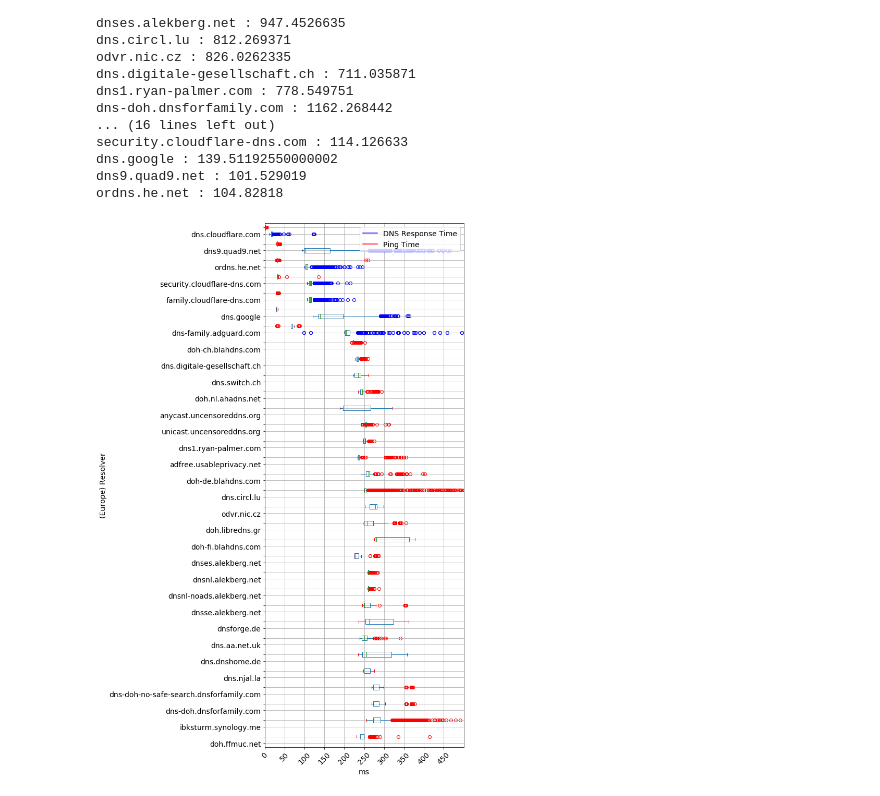
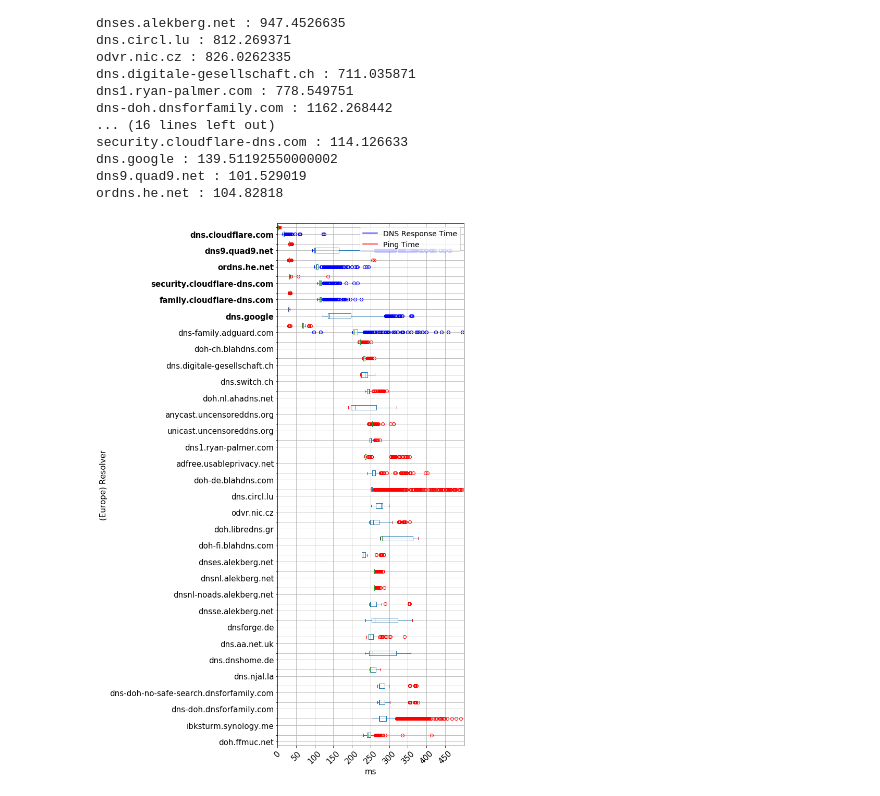
Before and after one commit to noise-lab/dns-measurement, a Jupyter notebook: src/measure/dns-timing/Asia_data.ipynb, the cells around one changed output. Saved outputs shown, nothing was run; the diff lists cells and outputs as text; code cells hidden in the pictures.

```diff
--- a/src/measure/dns-timing/Asia_data.ipynb
+++ b/src/measure/dns-timing/Asia_data.ipynb
@@ -511,35 +523,41 @@ for i in range(eur_length):
         eur_dict_ping_series[eur_new_list[i]]= eur_ping_series[i]
 eur_ping_frame_to_plot=pd.DataFrame(eur_dict_ping_series)
 eur_ping = eur_ping_frame_to_plot
 
 
 #Make two plots and merge
 c = "blue"
 z = "red"
 
 
 medians = eur_frame_to_plot.median()
 medians.sort_values(ascending=False, inplace=True)
 ping_times = eur_ping[medians.index]
 eur_response_times = eur_frame_to_plot[medians.index]
 
 
 eur_boxplot = eur_response_times.boxplot(vert=False,figsize=(10,15),showfliers=True,capprops=dict(color=c),whiskerprops=dict(color=c),flierprops=dict(color=c, markeredgecolor=c),medianprops=dict(color=c), meanprops=dict(color=c),  positions=np.array(range(len(eur_dict_resp_time_series)))*2.0-0.4, widths=0.6)
 eur_ping_boxplot = ping_times.boxplot(vert=False,figsize=(10,15),showfliers=True,capprops=dict(color=z),whiskerprops=dict(color=z),flierprops=dict(color=z, markeredgecolor=z),medianprops=dict(color=z), meanprops=dict(color=z), positions=np.array(range(len(eur_dict_ping_series)))*2.0+0.4, widths=0.6)
 
 plt.plot([], c='blue', label='DNS Response Time')
 plt.plot([], c='red', label='Ping Time')
 plt.legend(loc = 'upper right', fontsize=14)
 
 xl = 500
 plt.xlim(0,xl)
-plt.xlabel('ms', fontsize=14)
-plt.ylabel('(Europe) Resolver', fontsize=14)
-plt.xticks(np.arange(0, xl, step=50),rotation=45, fontsize=14)
-plt.yticks(fontsize=14)
+plt.xlabel('ms', fontsize=15)
+plt.ylabel('(Europe) Resolver', fontsize=15)
+plt.gca().get_yticklabels()[31].set_weight("bold")
+plt.gca().get_yticklabels()[30].set_weight("bold")
+plt.gca().get_yticklabels()[29].set_weight("bold")
+plt.gca().get_yticklabels()[28].set_weight("bold")
+plt.gca().get_yticklabels()[27].set_weight("bold")
+plt.gca().get_yticklabels()[26].set_weight("bold")
+plt.xticks(np.arange(0, xl, step=50),rotation=45, fontsize=15)
+plt.yticks(fontsize=15)
 plt.grid(True)
 plt.tight_layout()
 plt.savefig("../../../paper/figures/Seoul_Europe.pdf")
 plt.show()
 # %% [output]
-[figure, old version]
+[figure, new version]
```
Also changed, not shown: parts of 2 cells of this notebook, 11 other files.
